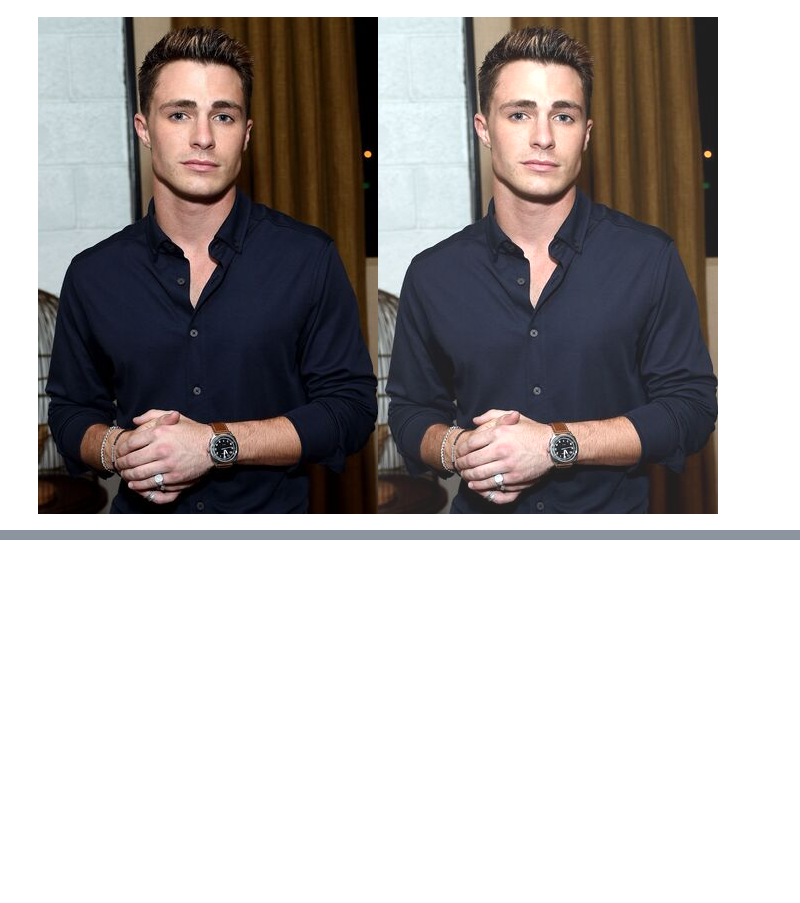
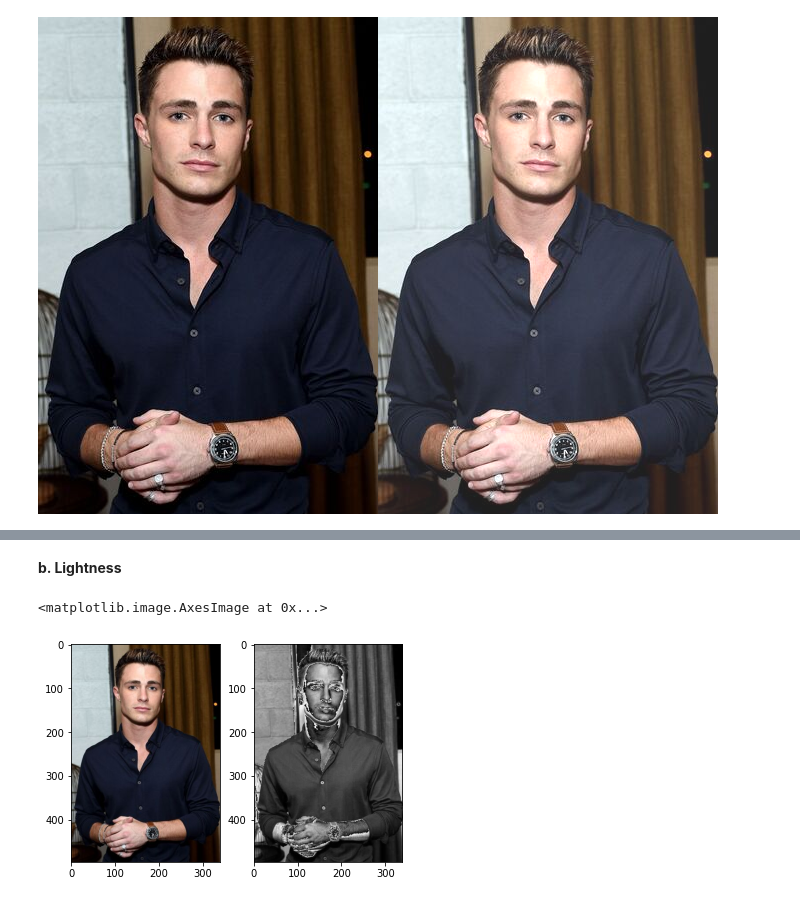
Before and after one commit to hunaynr/PCVK_Genap_2021, a Jupyter notebook: Week3.ipynb, the cells around one changed output, grey strips where cells are left out. Cells and saved outputs as stored; diff of their text form; code cells hidden in the pictures; blank space fills up the shorter version.

```diff
--- a/Week3.ipynb
+++ b/Week3.ipynb
@@ -36,0 +131,17 @@ Masukkan nilai kecerahan: 30
+# %% [markdown]
+**b. Lightness**
+# %%
+img1 = cv.imread('/content/drive/MyDrive/Image Processing/male2.jpg')
+img2 = cv.cvtColor(img1, cv.COLOR_BGR2RGB)
+R, G, B = img2[:,:,0], img2[:,:,1], img2[:,:,2]
+max = np.maximum(np.maximum(R,G),B)
+min = np.minimum(np.minimum(R,G),B)
+
+img3 = 0.5*(max + min)
+
+f, axarr = plt.subplots(1,2)
+axarr[0].imshow(img2)
+axarr[1].imshow(img3, cmap='gray')
+# %% [output]
+<matplotlib.image.AxesImage at 0x...>
+[figure, added]
```
Also changed, not shown: parts of 14 cells of this notebook.
